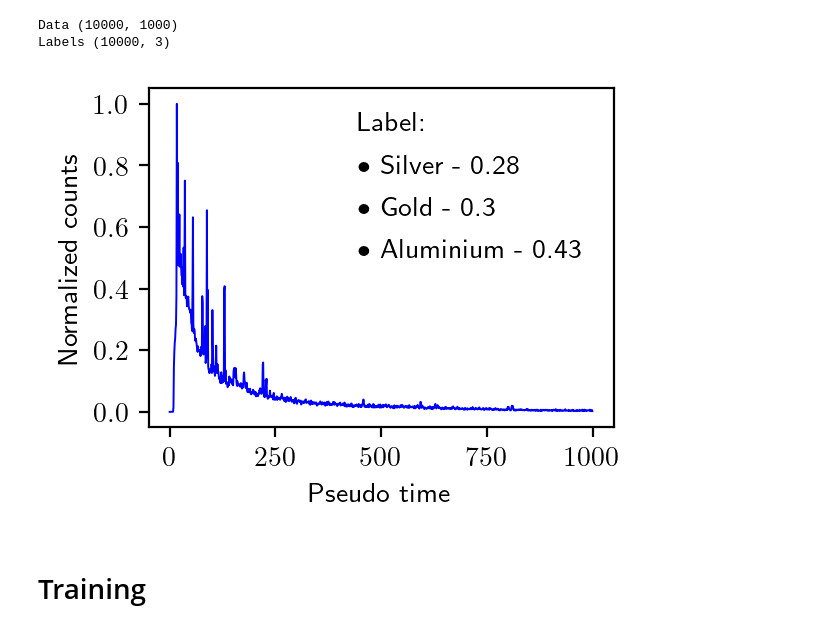
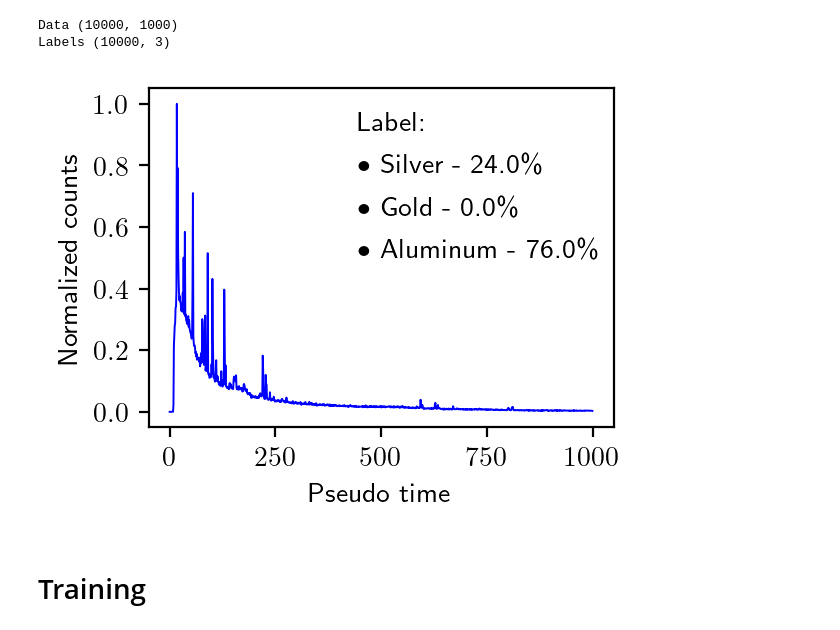
Before and after one commit to kuangdai/mlp_kgi, a Jupyter notebook: 04_muons.ipynb, the cells around one changed output. Drawn from its saved outputs; the diff is of its cells as text; code cells hidden in the pictures.

```diff
--- a/04_muons.ipynb
+++ b/04_muons.ipynb
@@ -87,18 +87,18 @@ Data (10000, 1000)
 Labels (10000, 3)
 # %%
 plt.figure(dpi=200, figsize=(3, 2.2))
-index = 10
+index = 19
 plt.plot(x_arr[index], c='b', lw=.7)
 plt.text(.45, 7 / 8, "Label:", ha="left", transform=plt.gca().transAxes)
-plt.text(.45, 6 / 8, f"\u2022 Silver - {y_arr[index][0]}", ha="left", transform=plt.gca().transAxes)
-plt.text(.45, 5 / 8, f"\u2022 Gold - {y_arr[index][1]}", ha="left", transform=plt.gca().transAxes)
-plt.text(.45, 4 / 8, f"\u2022 Aluminium - {y_arr[index][2]}", ha="left", transform=plt.gca().transAxes)
+plt.text(.45, 6 / 8, f"\u2022 Silver - {y_arr[index][0] * 100}\%", ha="left", transform=plt.gca().transAxes)
+plt.text(.45, 5 / 8, f"\u2022 Gold - {y_arr[index][1] * 100}\%", ha="left", transform=plt.gca().transAxes)
+plt.text(.45, 4 / 8, f"\u2022 Aluminum - {y_arr[index][2] * 100}\%", ha="left", transform=plt.gca().transAxes)
 plt.xlabel("Pseudo time")
 plt.ylabel("Normalized counts")
 plt.savefig("figs/muons_data.pdf", bbox_inches='tight', pad_inches=0.01)
 plt.show()
 # %% [output]
-[figure, old version]
+[figure, new version]
 # %% [markdown]
 # Training
 # %%
```
Also changed, not shown: 1 other file.
